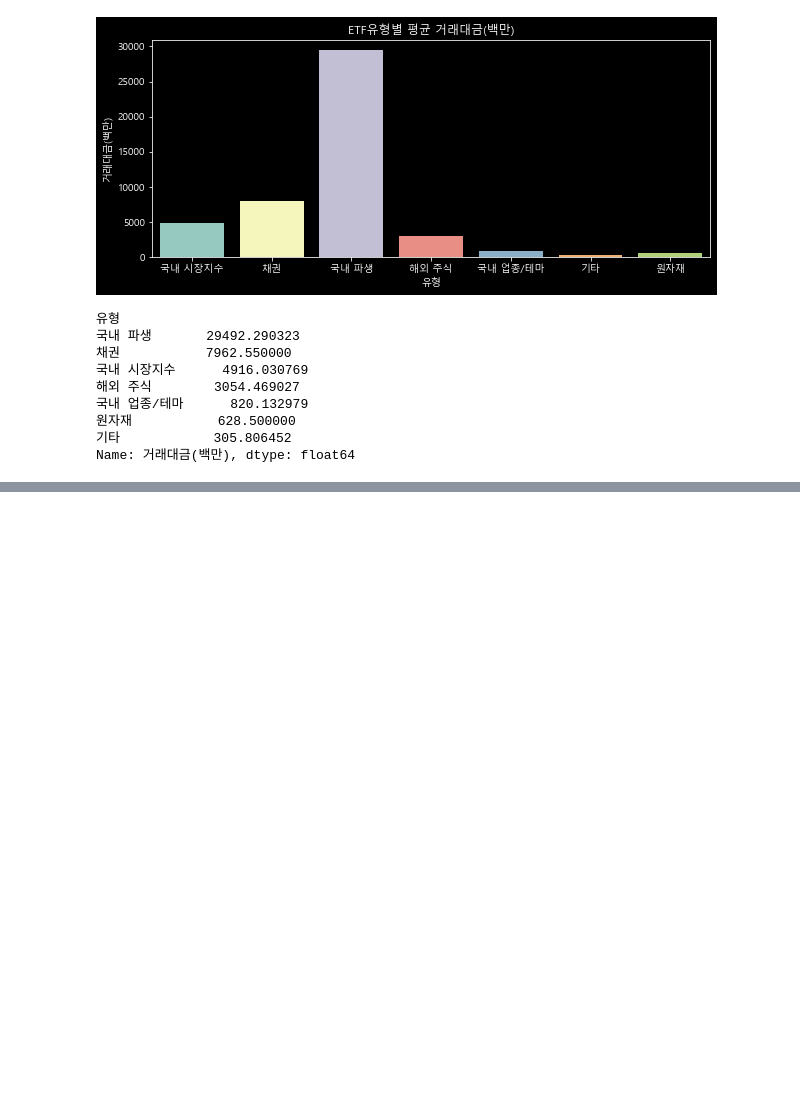
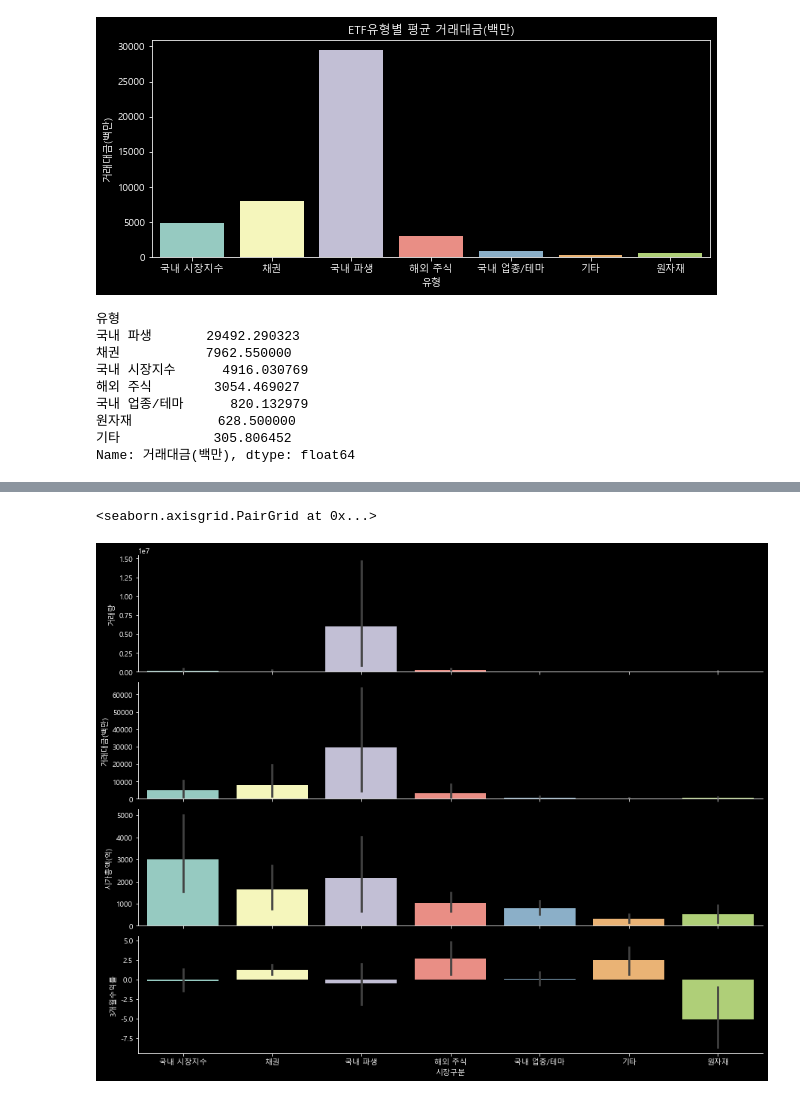
Before and after one commit to SanghunYun95/Finding_signal_and_noise, a Jupyter notebook: etf_analysis_3.ipynb, the cells around one changed output, grey strips where cells are left out. Cells and saved outputs as stored; diff of their text form; code cells hidden in the pictures; blank space fills up the shorter version.

```diff
--- a/etf_analysis_3.ipynb
+++ b/etf_analysis_3.ipynb
@@ -85,0 +78,13 @@ pd.pivot_table(data=df, index='유형', values='거래대금(백만)').sort_valu
+# %%
+g= sns.PairGrid(
+    data=df,
+    x_vars='유형',
+    y_vars=['거래량', '거래대금(백만)', '시가총액(억)', '3개월수익률'],
+    aspect=5
+)
+
+g.map(sns.barplot)
+g.set(xlabel='시장구분')
+# %% [output]
+<seaborn.axisgrid.PairGrid at 0x...>
+[figure, added]
```
Also changed, not shown: parts of 8 cells of this notebook, 1 other file.
